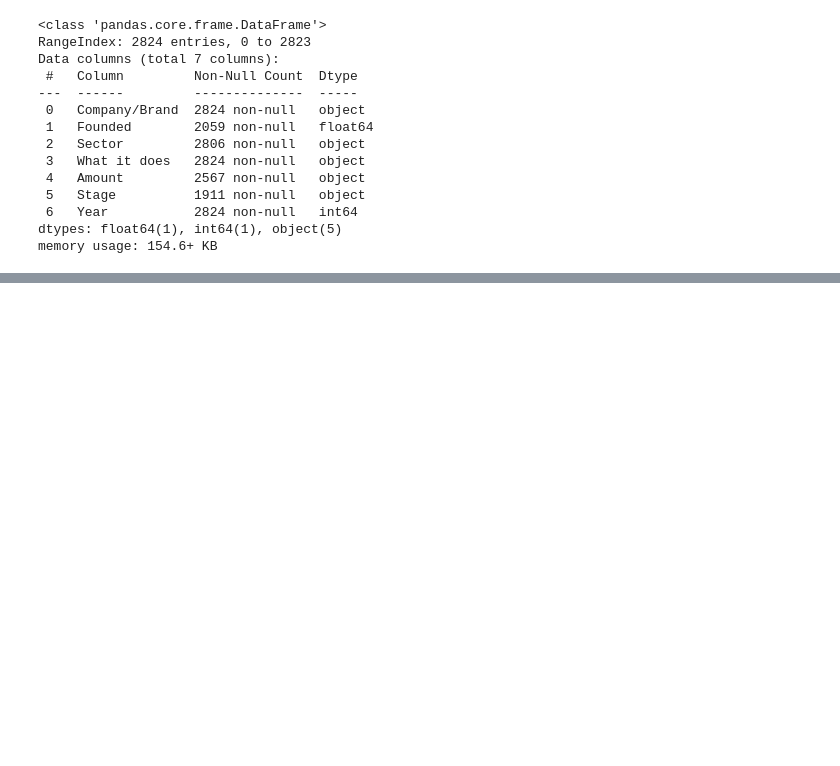
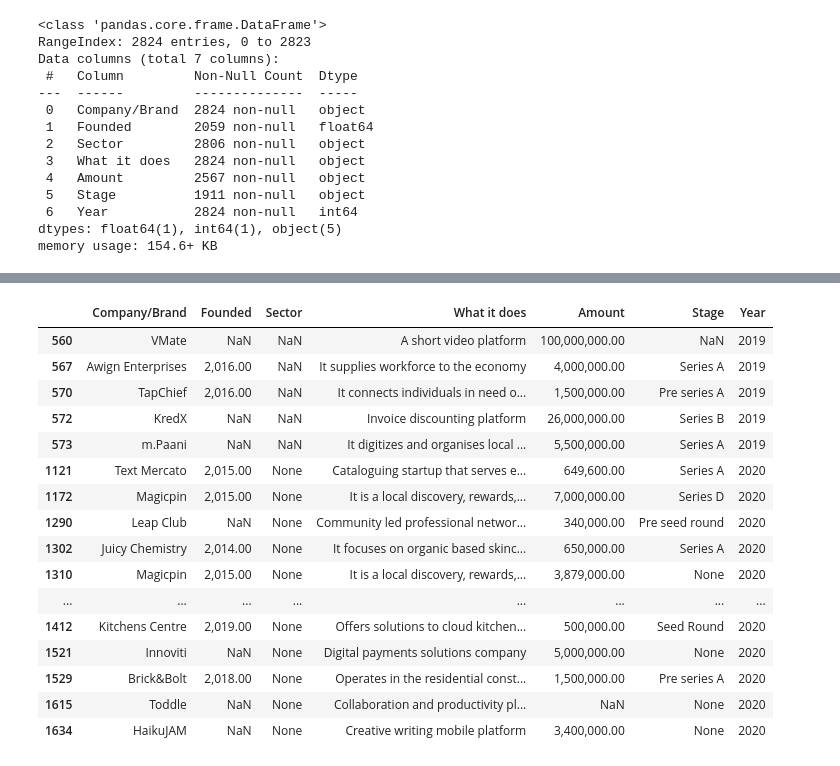
Before and after one commit to MillicentAgyir/Team-Belize-Live-Project-1, a Jupyter notebook: Notebooks/my_notebook.ipynb, the cells around one changed output, grey strips where cells are left out. Drawn from its saved outputs; the diff is of its cells as text; code cells hidden in the pictures; blank space fills up the shorter version.

```diff
--- a/Notebooks/my_notebook.ipynb
+++ b/Notebooks/my_notebook.ipynb
@@ -447,0 +465,22 @@ combined_data.head()
+# %%
+# Display rows with missing values in the 'Sector' column
+missing_sector_rows = combined_data[combined_data['Sector'].isnull()]
+missing_sector_rows
+# %% [output]
+|  | Company/Brand | Founded | Sector | What it does | Amount | Stage | Year |
+| 560 | VMate | NaN | NaN | A short video platform | 100,000,000.00 | NaN | 2019 |
+| 567 | Awign Enterprises | 2,016.00 | NaN | It supplies workforce to the economy | 4,000,000.00 | Series A | 2019 |
+| 570 | TapChief | 2,016.00 | NaN | It connects individuals in need o... | 1,500,000.00 | Pre series A | 2019 |
+| 572 | KredX | NaN | NaN | Invoice discounting platform | 26,000,000.00 | Series B | 2019 |
+| 573 | m.Paani | NaN | NaN | It digitizes and organises local ... | 5,500,000.00 | Series A | 2019 |
+| 1121 | Text Mercato | 2,015.00 | None | Cataloguing startup that serves e... | 649,600.00 | Series A | 2020 |
+| 1172 | Magicpin | 2,015.00 | None | It is a local discovery, rewards,... | 7,000,000.00 | Series D | 2020 |
+| 1290 | Leap Club | NaN | None | Community led professional networ... | 340,000.00 | Pre seed round | 2020 |
+| 1302 | Juicy Chemistry | 2,014.00 | None | It focuses on organic based skinc... | 650,000.00 | Series A | 2020 |
+| 1310 | Magicpin | 2,015.00 | None | It is a local discovery, rewards,... | 3,879,000.00 | None | 2020 |
+| ... | ... | ... | ... | ... | ... | ... | ... |
+| 1412 | Kitchens Centre | 2,019.00 | None | Offers solutions to cloud kitchen... | 500,000.00 | Seed Round | 2020 |
+| 1521 | Innoviti | NaN | None | Digital payments solutions company | 5,000,000.00 | None | 2020 |
+| 1529 | Brick&Bolt | 2,018.00 | None | Operates in the residential const... | 1,500,000.00 | Pre series A | 2020 |
+| 1615 | Toddle | NaN | None | Collaboration and productivity pl... | NaN | None | 2020 |
+| 1634 | HaikuJAM | NaN | None | Creative writing mobile platform | 3,400,000.00 | None | 2020 |
```
Also changed, not shown: parts of 15 cells of this notebook.
